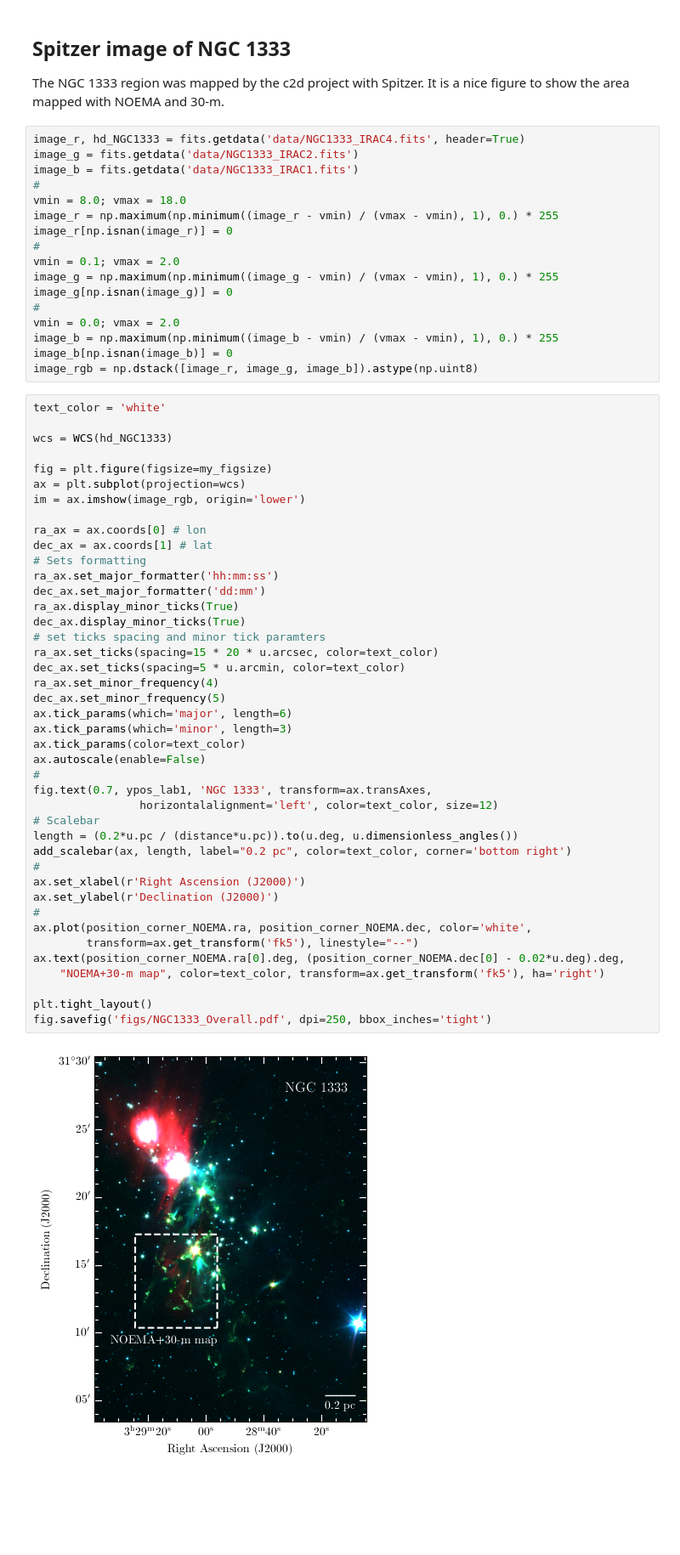
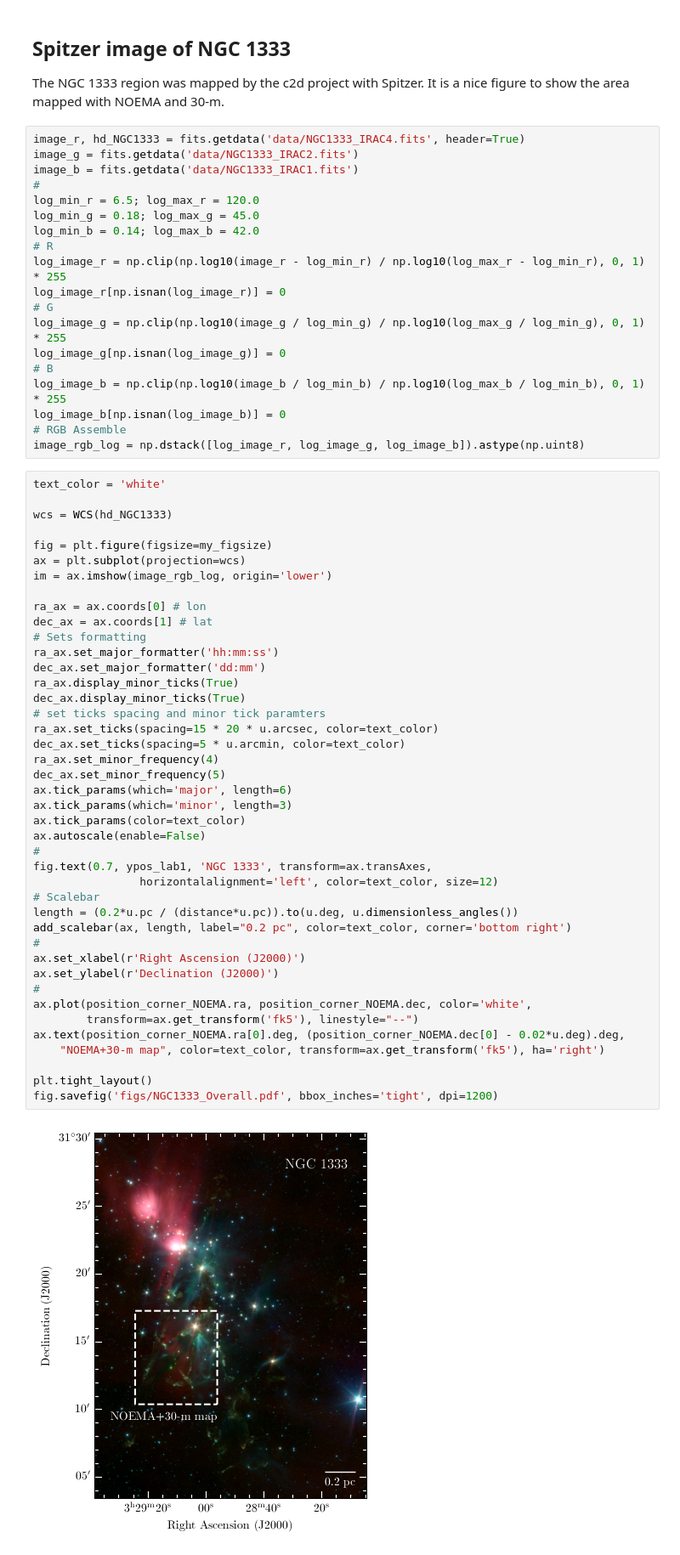
Before and after one commit to jpinedaf/NGC1333_NOEMA_Ions, a Jupyter notebook: NGC1333_Ions_Calculations.ipynb, the cells around one changed output. Shown at 85% size. Saved outputs shown, nothing was run; the diff lists cells and outputs as text; blank space fills up the shorter version.

Commit message:
Iterate on RGB figure -improved dpi for figure -change stretch to log to make it appear closer to the Spitzer PR one

```diff
--- a/NGC1333_Ions_Calculations.ipynb
+++ b/NGC1333_Ions_Calculations.ipynb
@@ -236,18 +237,20 @@ image_r, hd_NGC1333 = fits.getdata('data/NGC1333_IRAC4.fits', header=True)
 image_g = fits.getdata('data/NGC1333_IRAC2.fits')
 image_b = fits.getdata('data/NGC1333_IRAC1.fits')
 #
-vmin = 8.0; vmax = 18.0
-image_r = np.maximum(np.minimum((image_r - vmin) / (vmax - vmin), 1), 0.) * 255
-image_r[np.isnan(image_r)] = 0
-#
-vmin = 0.1; vmax = 2.0
-image_g = np.maximum(np.minimum((image_g - vmin) / (vmax - vmin), 1), 0.) * 255
-image_g[np.isnan(image_g)] = 0
-#
-vmin = 0.0; vmax = 2.0
-image_b = np.maximum(np.minimum((image_b - vmin) / (vmax - vmin), 1), 0.) * 255
-image_b[np.isnan(image_b)] = 0
-image_rgb = np.dstack([image_r, image_g, image_b]).astype(np.uint8)
+log_min_r = 6.5; log_max_r = 120.0
+log_min_g = 0.18; log_max_g = 45.0
+log_min_b = 0.14; log_max_b = 42.0
+# R
+log_image_r = np.clip(np.log10(image_r - log_min_r) / np.log10(log_max_r - log_min_r), 0, 1) * 255
+log_image_r[np.isnan(log_image_r)] = 0
+# G
+log_image_g = np.clip(np.log10(image_g / log_min_g) / np.log10(log_max_g / log_min_g), 0, 1) * 255
+log_image_g[np.isnan(log_image_g)] = 0
+# B
+log_image_b = np.clip(np.log10(image_b / log_min_b) / np.log10(log_max_b / log_min_b), 0, 1) * 255
+log_image_b[np.isnan(log_image_b)] = 0
+# RGB Assemble
+image_rgb_log = np.dstack([log_image_r, log_image_g, log_image_b]).astype(np.uint8)
 # %%
 text_color = 'white'
 
@@ -255,7 +258,7 @@ wcs = WCS(hd_NGC1333)
 
 fig = plt.figure(figsize=my_figsize)
 ax = plt.subplot(projection=wcs)
-im = ax.imshow(image_rgb, origin='lower')
+im = ax.imshow(image_rgb_log, origin='lower')
 
 ra_ax = ax.coords[0] # lon
 dec_ax = ax.coords[1] # lat
@@ -263,35 +266,35 @@ dec_ax = ax.coords[1] # lat
 ra_ax.set_major_formatter('hh:mm:ss')
 dec_ax.set_major_formatter('dd:mm')
 ra_ax.display_minor_ticks(True)
 dec_ax.display_minor_ticks(True)
 # set ticks spacing and minor tick paramters
 ra_ax.set_ticks(spacing=15 * 20 * u.arcsec, color=text_color)
 dec_ax.set_ticks(spacing=5 * u.arcmin, color=text_color)
 ra_ax.set_minor_frequency(4)
 dec_ax.set_minor_frequency(5)
 ax.tick_params(which='major', length=6)
 ax.tick_params(which='minor', length=3)
 ax.tick_params(color=text_color)
 ax.autoscale(enable=False)
 #
 fig.text(0.7, ypos_lab1, 'NGC 1333', transform=ax.transAxes,
                 horizontalalignment='left', color=text_color, size=12)
 # Scalebar
 length = (0.2*u.pc / (distance*u.pc)).to(u.deg, u.dimensionless_angles())
 add_scalebar(ax, length, label="0.2 pc", color=text_color, corner='bottom right')
 #
 ax.set_xlabel(r'Right Ascension (J2000)')
 ax.set_ylabel(r'Declination (J2000)')
 #
 ax.plot(position_corner_NOEMA.ra, position_corner_NOEMA.dec, color='white',
         transform=ax.get_transform('fk5'), linestyle="--")
 ax.text(position_corner_NOEMA.ra[0].deg, (position_corner_NOEMA.dec[0] - 0.02*u.deg).deg,
     "NOEMA+30-m map", color=text_color, transform=ax.get_transform('fk5'), ha='right')
 
 plt.tight_layout()
-fig.savefig('figs/NGC1333_Overall.pdf', dpi=250, bbox_inches='tight')
+fig.savefig('figs/NGC1333_Overall.pdf', bbox_inches='tight', dpi=1200)
 # %% [output]
-[figure, old version]
+[figure, new version]
 # %% [markdown]
 ## Data used
 ### Herschel maps
```
Also changed, not shown: parts of 1 cell of this notebook, 1 other file.
